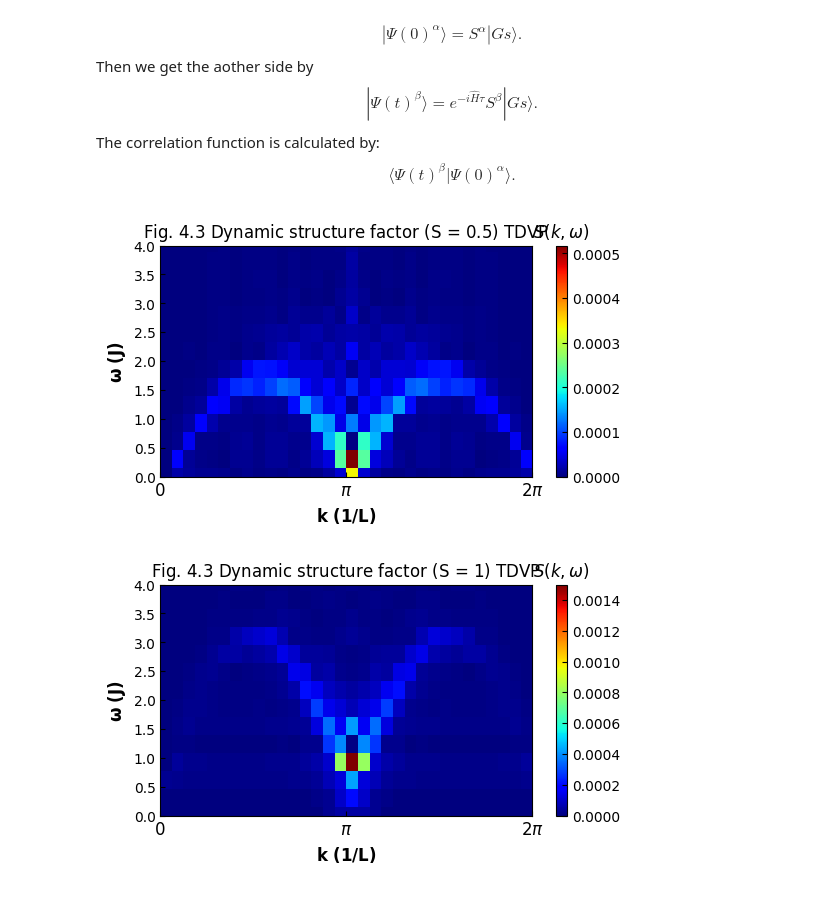
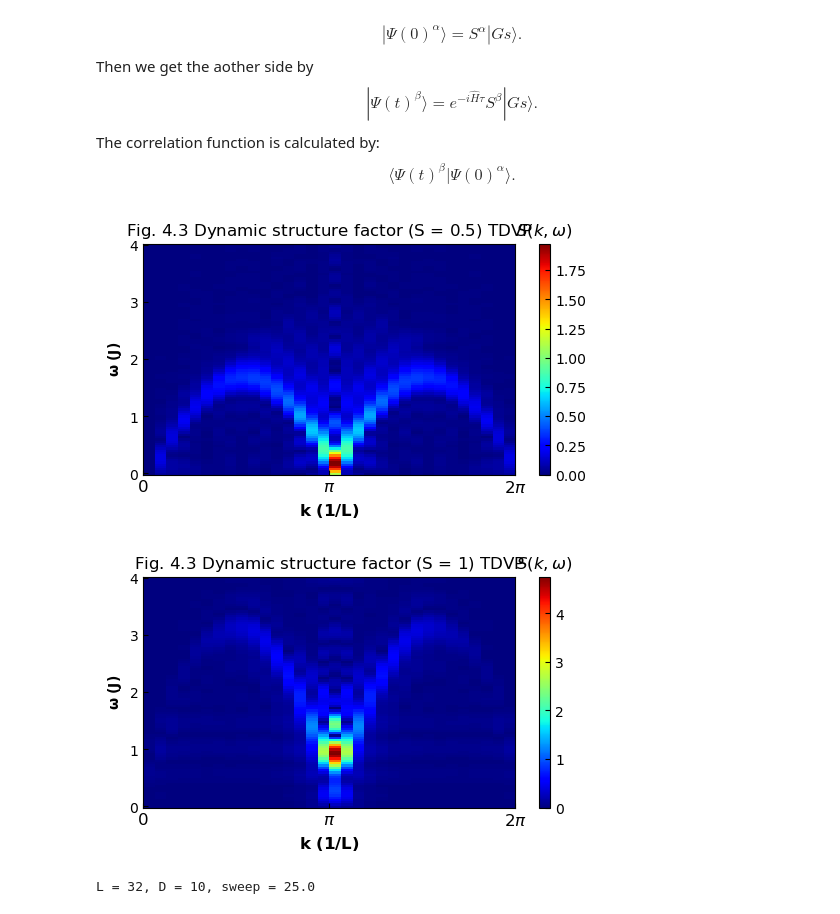
Before and after one commit to cho246/DMRG, a Jupyter notebook: DMRG_TDVP.ipynb, the cells around one changed output. Drawn from its saved outputs; the diff is of its cells as text; code cells hidden in the pictures.

```diff
--- a/DMRG_TDVP.ipynb
+++ b/DMRG_TDVP.ipynb
@@ -698,40 +698,50 @@ for d in d_list:
     Energy = runs[d]['Energy']
     phase_factor = [np.exp(Energy*1j*tau*i) for i in range(-time_slice,time_slice+1)]
 
     Correlation = np.transpose(np.array(Correlation_SpSm))
     Correlation = np.concatenate((np.flip(Correlation[:, 1:].conjugate(), axis=1), Correlation), axis=1)
     Correlation = Correlation @ np.diag(phase_factor)
     # eta = 2.0 / (tau * time_slice)
     # Correlation = Correlation * np.exp(-eta * np.abs(tau * np.arange(-time_slice, time_slice + 1)))
 
-    Correlation = np.fft.ifftshift(Correlation, axes=1)
-    Spec = np.absolute(np.fft.fft(np.fft.ifft(Correlation, axis=1), axis=0))
-    Spec = Spec/np.size(Spec)
+    # Correlation = np.fft.ifftshift(Correlation, axes=1)
+    # Spec = np.absolute(np.fft.fft(np.fft.ifft(Correlation, axis=1), axis=0))
+    # Spec = Spec/np.size(Spec)
+
+    # NumOmega = Correlation.shape[1]
+    # domega = 2 * np.pi / (NumOmega * tau)
+    # n_pos = NumOmega // 2 + 1
+    # omega = domega * np.arange(n_pos)
+    # Spec = Spec[:, :n_pos]
 
     NumOmega = Correlation.shape[1]
-    domega = 2 * np.pi / (NumOmega * tau)
-    n_pos = NumOmega // 2 + 1
-    omega = domega * np.arange(n_pos)
-    Spec = Spec[:, :n_pos]
+    time = tau * np.arange(-time_slice, time_slice + 1)
+    omega = np.linspace(0.0, 4.0, NumOmega)
+    domega = omega[1] - omega[0]
+
+    Correlation_omega = Correlation @ np.exp(1j * time[:, None] * omega[None, :])/ NumOmega
+    Spec = np.abs(np.fft.fft(Correlation_omega, axis=0))
+    #  归一化
+    # Spec = Spec / (NumSpace * NumTime)
 
     fig, ax = plt.subplots(figsize = (6,3))
     im = ax.imshow(abs(Spec).T, interpolation='none', cmap="jet",
                    origin='lower', aspect='auto',
                    extent=[0, 2 * np.pi, omega[0] - domega / 2, omega[-1] + domega / 2],
                    vmax=abs(Spec).max(), vmin=0)
-    ax.set_ylim(0,4)
     # ax.set_ylim(0, omega[-1] + domega / 2)
 
     plt.xticks([0, np.pi, 2 * np.pi], ['0', r"$\pi$", r"$2\pi$"], fontsize=12)
     plt.xlabel(r'$\mathbf{k \ (1/L)}$', fontsize=12)
     plt.ylabel(r'$\mathbf{\omega \ (J)}$')
     cbar = fig.colorbar(im, ax=ax)
     cbar.ax.set_title(r'$S(k,\omega)$')
 
     ax.set_title(r'Fig. 4.3 Dynamic structure factor (S = $%g$) TDVP' % ((d-1)/2))
     plt.show()
     plt.close()
 print('L = {}, D = {}, sweep = {}'.format(N, D, time_slice/2))
 # %% [output]
-[figure, old version]
+[figure, new version]
-[figure, old version]
+[figure, new version]
+L = 32, D = 10, sweep = 25.0
```
Also changed, not shown: parts of 4 cells of this notebook, 2 other files.
